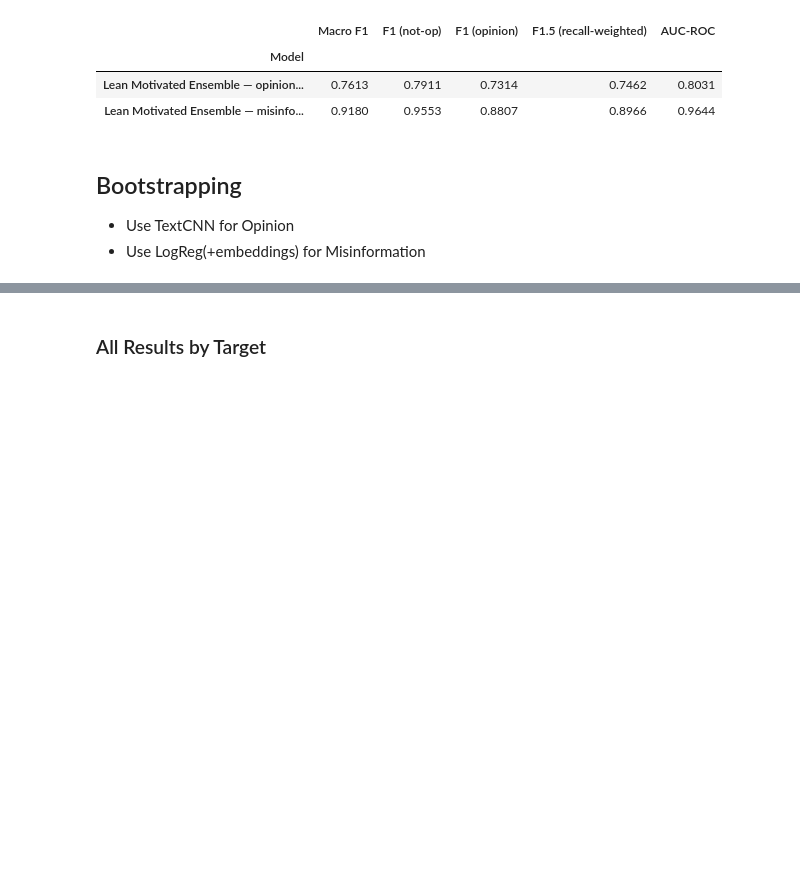
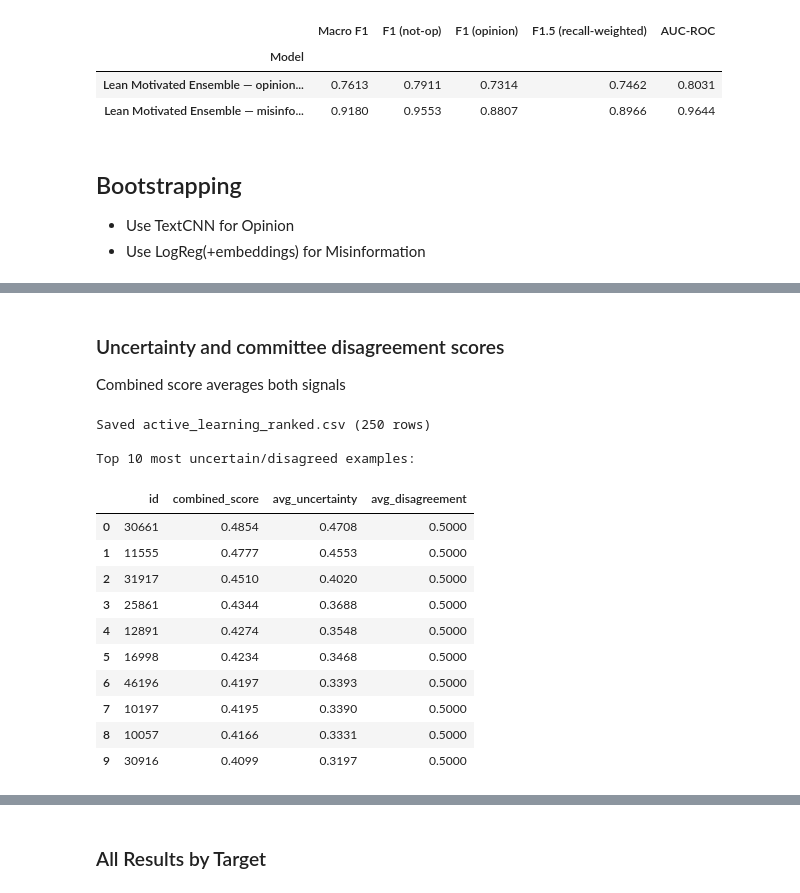
Before and after one commit to shiaoligreen/misinformation, a Jupyter notebook: 581_Sprint_4/src/TrainAndSaveModels.ipynb, the cells around one changed output, grey strips where cells are left out. Drawn from its saved outputs; the diff is of its cells as text; code cells hidden in the pictures; blank space fills up the shorter version.

```diff
--- a/581_Sprint_4/src/TrainAndSaveModels.ipynb
+++ b/581_Sprint_4/src/TrainAndSaveModels.ipynb
@@ -628,0 +685,57 @@ Epoch  11 | loss=0.2426 | avg_dev_f1=0.7177 (opinion_label: 0.7177)
+# %% [markdown]
+### Uncertainty and committee disagreement scores
+
+Combined score averages both signals
+# %%
+op_probs  = np.array(bs_op_probs,  dtype=float)
+mis_probs = np.array(bs_mis_probs, dtype=float)
+
+# Uncertainty scores
+op_uncertainty  = 1.0 - np.maximum(op_probs,  1.0 - op_probs)
+mis_uncertainty = 1.0 - np.maximum(mis_probs, 1.0 - mis_probs)
+avg_uncertainty = (op_uncertainty + mis_uncertainty) / 2.0
+
+# Committee disagreement: (1) CNN and LogReg prediction disagreement; (0) agreement
+op_disagreement  = (np.array(bs_op_preds) != np.array(bs_op_preds_lr)).astype(float)
+mis_disagreement = (np.array(bs_mis_preds) != np.array(bs_mis_preds_lr)).astype(float)
+avg_disagreement = (op_disagreement + mis_disagreement) / 2.0
+
+# Combined score (average of uncertainty and committee disagreement)
+# Questioned Claude on best approach for scoring our specific dataset
+combined_score = (avg_uncertainty + avg_disagreement) / 2.0
+
+# Claude assisted with code and approach
+al_df = bootstrap_rows[["id", "text"]].copy()
+al_df["bs_opinion_pred"]  = bs_op_preds
+al_df["bs_misinfo_pred"]  = bs_mis_preds
+al_df["op_prob"]          = op_probs
+al_df["mis_prob"]         = mis_probs
+al_df["op_uncertainty"]   = op_uncertainty
+al_df["mis_uncertainty"]  = mis_uncertainty
+al_df["avg_uncertainty"]  = avg_uncertainty
+al_df["op_disagreement"]  = op_disagreement
+al_df["mis_disagreement"] = mis_disagreement
+al_df["avg_disagreement"] = avg_disagreement
+al_df["combined_score"]   = combined_score
+
+al_df_ranked = al_df.sort_values("combined_score", ascending=False).reset_index(drop=True)
+al_df_ranked.to_csv(DATA_DIR / "active_learning_ranked.csv", index=False)
+
+print(f"Saved active_learning_ranked.csv ({len(al_df_ranked)} rows)")
+print(f"\nTop 10 most uncertain/disagreed examples:")
+al_df_ranked[["id", "combined_score", "avg_uncertainty", "avg_disagreement"]].head(10)
+# %% [output]
+Saved active_learning_ranked.csv (250 rows)
+
+Top 10 most uncertain/disagreed examples:
+|  | id | combined_score | avg_uncertainty | avg_disagreement |
+| 0 | 30661 | 0.4854 | 0.4708 | 0.5000 |
+| 1 | 11555 | 0.4777 | 0.4553 | 0.5000 |
+| 2 | 31917 | 0.4510 | 0.4020 | 0.5000 |
+| 3 | 25861 | 0.4344 | 0.3688 | 0.5000 |
+| 4 | 12891 | 0.4274 | 0.3548 | 0.5000 |
+| 5 | 16998 | 0.4234 | 0.3468 | 0.5000 |
+| 6 | 46196 | 0.4197 | 0.3393 | 0.5000 |
+| 7 | 10197 | 0.4195 | 0.3390 | 0.5000 |
+| 8 | 10057 | 0.4166 | 0.3331 | 0.5000 |
+| 9 | 30916 | 0.4099 | 0.3197 | 0.5000 |
```
Also changed, not shown: parts of 15 cells of this notebook.
